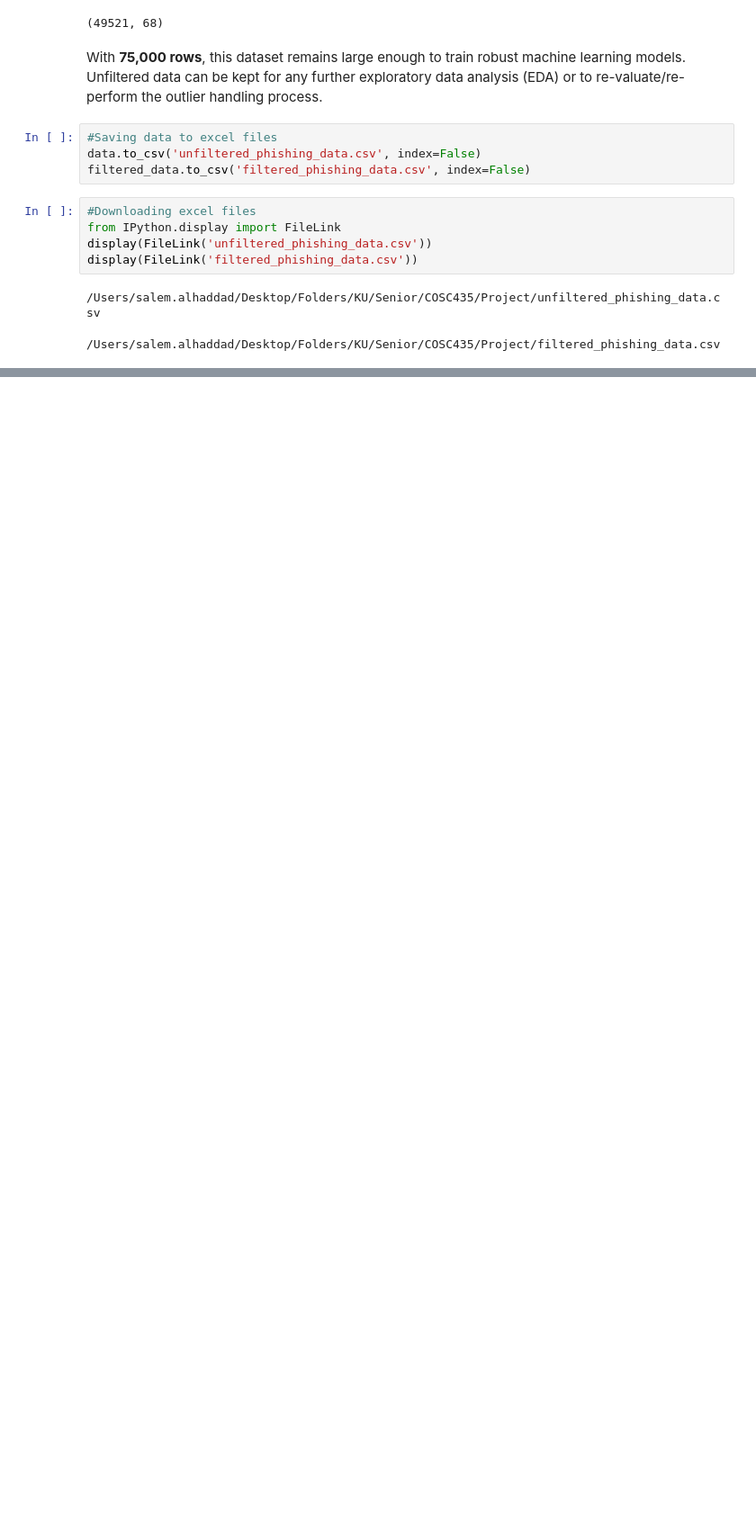
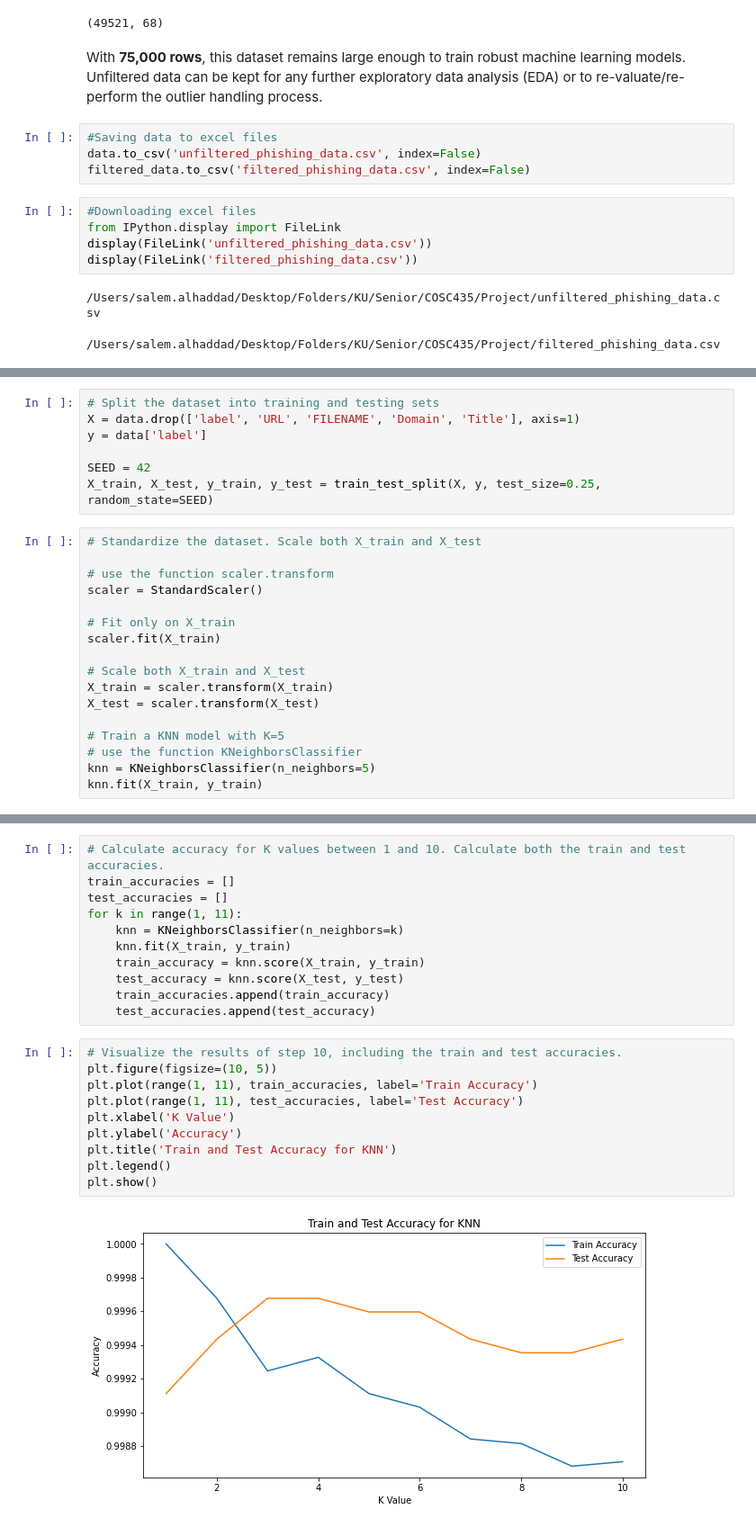
Before and after one commit to salemalhaddad/url-phishing-model, a Jupyter notebook: Cybersecurity AI project.ipynb, the cells around one changed output, grey strips where cells are left out. Shown at 90% size. Saved outputs shown, nothing was run; the diff lists cells and outputs as text; blank space fills up the shorter version.

Commit message:
changed data format xlsx to csv + implemented kNN model

```diff
--- a/Cybersecurity AI project.ipynb
+++ b/Cybersecurity AI project.ipynb
@@ -290,0 +472,24 @@ display(FileLink('filtered_phishing_data.csv'))
+# %%
+# Split the dataset into training and testing sets
+X = data.drop(['label', 'URL', 'FILENAME', 'Domain', 'Title'], axis=1)
+y = data['label']
+
+SEED = 42
+X_train, X_test, y_train, y_test = train_test_split(X, y, test_size=0.25, random_state=SEED)
+# %%
+# Standardize the dataset. Scale both X_train and X_test
+
+# use the function scaler.transform
+scaler = StandardScaler()
+
+# Fit only on X_train
+scaler.fit(X_train)
+
+# Scale both X_train and X_test
+X_train = scaler.transform(X_train)
+X_test = scaler.transform(X_test)
+
+# Train a KNN model with K=5
+# use the function KNeighborsClassifier
+knn = KNeighborsClassifier(n_neighbors=5)
+knn.fit(X_train, y_train)
@@ -290,0 +521,23 @@ display(FileLink('filtered_phishing_data.csv'))
+# %%
+# Calculate accuracy for K values between 1 and 10. Calculate both the train and test accuracies.
+train_accuracies = []
+test_accuracies = []
+for k in range(1, 11):
+	knn = KNeighborsClassifier(n_neighbors=k)
+	knn.fit(X_train, y_train)
+	train_accuracy = knn.score(X_train, y_train)
+	test_accuracy = knn.score(X_test, y_test)
+	train_accuracies.append(train_accuracy)
+	test_accuracies.append(test_accuracy)
+# %%
+# Visualize the results of step 10, including the train and test accuracies.
+plt.figure(figsize=(10, 5))
+plt.plot(range(1, 11), train_accuracies, label='Train Accuracy')
+plt.plot(range(1, 11), test_accuracies, label='Test Accuracy')
+plt.xlabel('K Value')
+plt.ylabel('Accuracy')
+plt.title('Train and Test Accuracy for KNN')
+plt.legend()
+plt.show()
+# %% [output]
+[figure, added]
```
Also changed, not shown: parts of 14 cells of this notebook.
